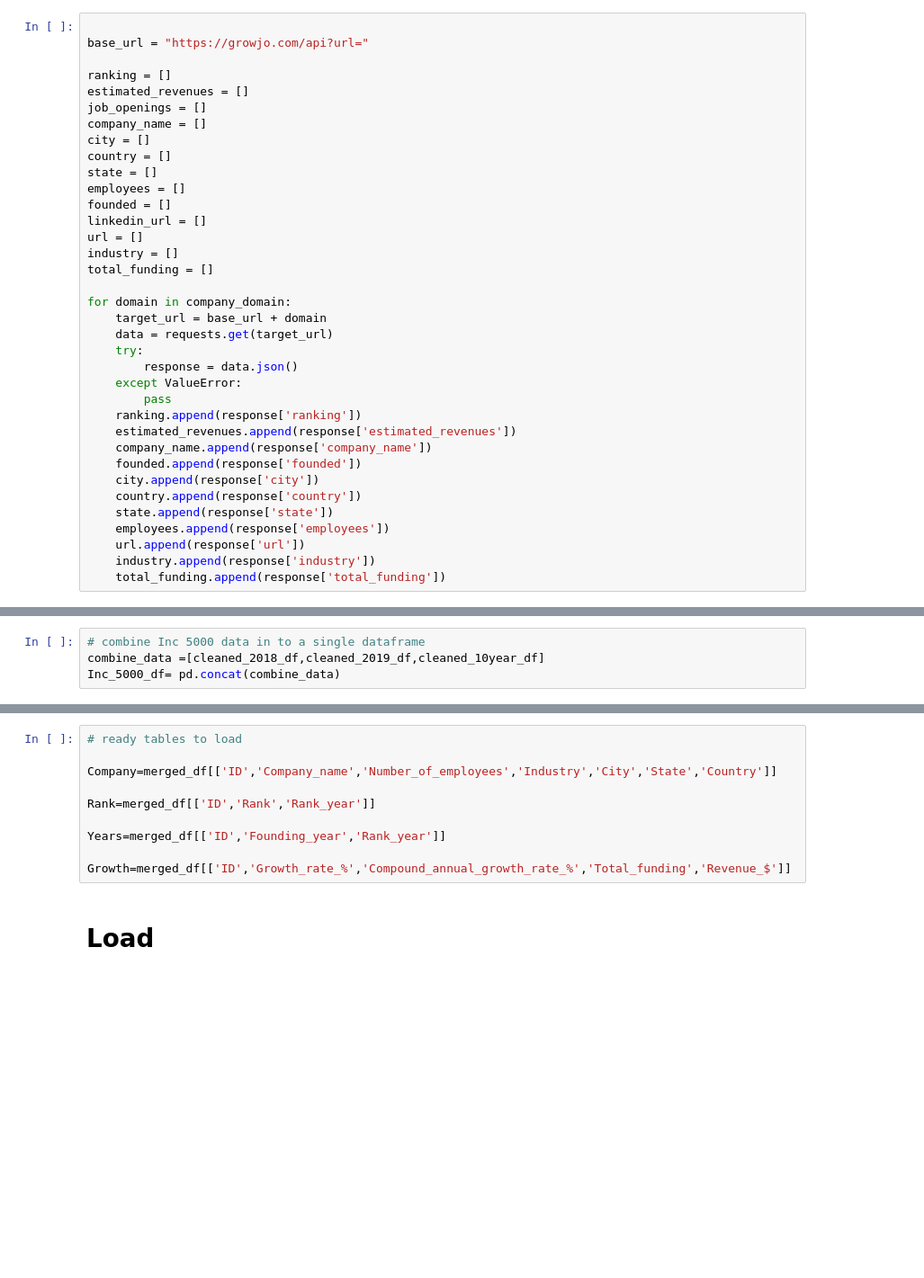
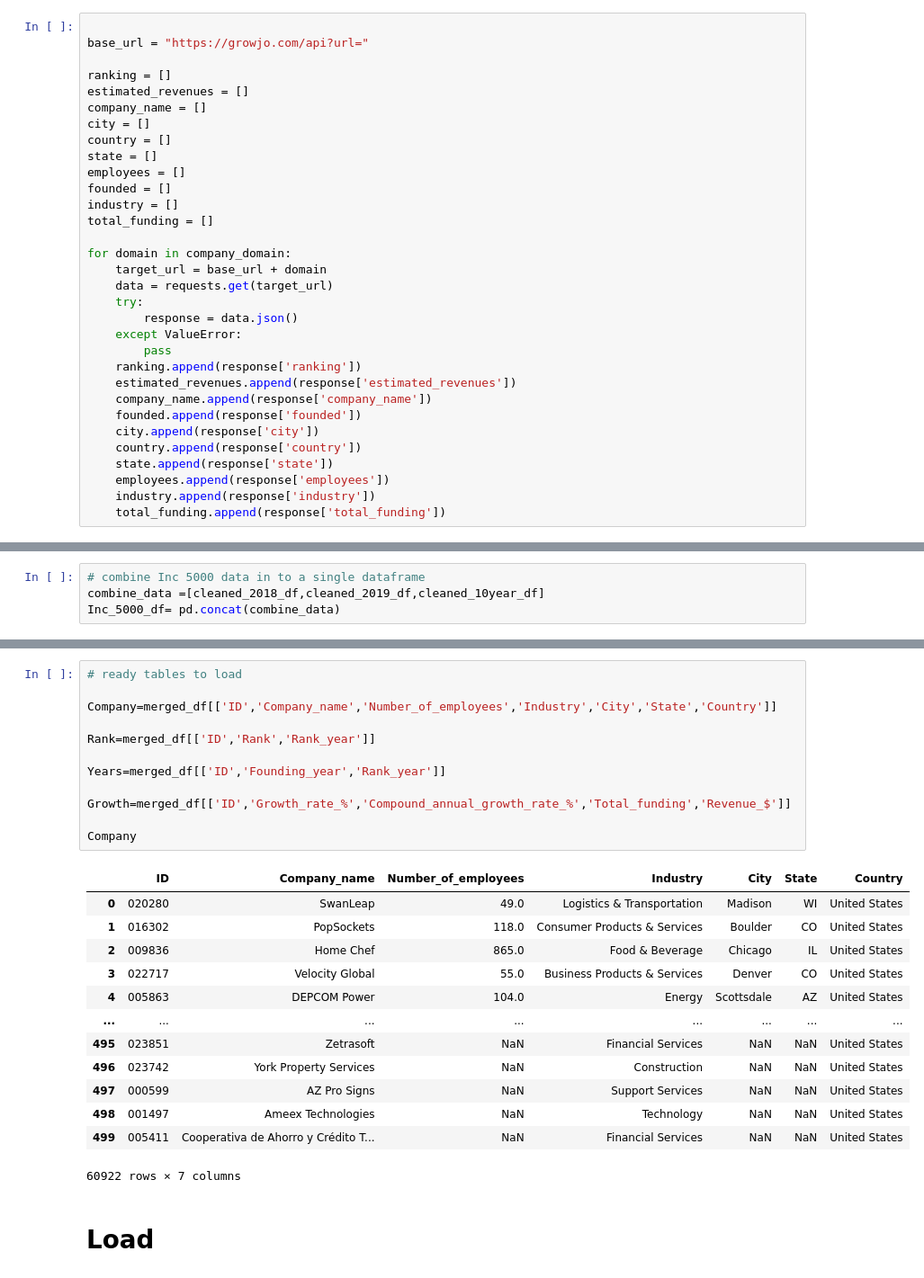
Before and after one commit to ermiasgelaye/ETL-Project, a Jupyter notebook: ETL_data_project.ipynb, the cells around one changed output, grey strips where cells are left out. Shown: that part at 90% size. Saved outputs shown, nothing was run; the diff lists cells and outputs as text; blank space fills up the shorter version.

```diff
--- a/ETL_data_project.ipynb
+++ b/ETL_data_project.ipynb
@@ -104,15 +103,12 @@ base_url = "https://growjo.com/api?url="
 
 ranking = []
 estimated_revenues = []
-job_openings = []
 company_name = []
 city = []
 country = []
 state = []
 employees = []
 founded = []
-linkedin_url = []
-url = []
 industry = []
 total_funding = []
 
@@ -131,7 +127,6 @@ for domain in company_domain:
     country.append(response['country'])
     state.append(response['state'])
     employees.append(response['employees'])
-    url.append(response['url'])
     industry.append(response['industry'])
     total_funding.append(response['total_funding'])
 # %%
@@ -272,13 +274,29 @@ merged_df.head()
 # %%
 # ready tables to load
 
 Company=merged_df[['ID','Company_name','Number_of_employees','Industry','City','State','Country']]
 
 Rank=merged_df[['ID','Rank','Rank_year']]
 
 Years=merged_df[['ID','Founding_year','Rank_year']]
 
 Growth=merged_df[['ID','Growth_rate_%','Compound_annual_growth_rate_%','Total_funding','Revenue_$']]
+
+Company
+# %% [output]
+|  | ID | Company_name | Number_of_employees | Industry | City | State | Country |
+| 0 | 020280 | SwanLeap | 49.0 | Logistics & Transportation | Madison | WI | United States |
+| 1 | 016302 | PopSockets | 118.0 | Consumer Products & Services | Boulder | CO | United States |
+| 2 | 009836 | Home Chef | 865.0 | Food & Beverage | Chicago | IL | United States |
+| 3 | 022717 | Velocity Global | 55.0 | Business Products & Services | Denver | CO | United States |
+| 4 | 005863 | DEPCOM Power | 104.0 | Energy | Scottsdale | AZ | United States |
+| ... | ... | ... | ... | ... | ... | ... | ... |
+| 495 | 023851 | Zetrasoft | NaN | Financial Services | NaN | NaN | United States |
+| 496 | 023742 | York Property Services | NaN | Construction | NaN | NaN | United States |
+| 497 | 000599 | AZ Pro Signs | NaN | Support Services | NaN | NaN | United States |
+| 498 | 001497 | Ameex Technologies | NaN | Technology | NaN | NaN | United States |
+| 499 | 005411 | Cooperativa de Ahorro y Crédito T... | NaN | Financial Services | NaN | NaN | United States |
+60922 rows × 7 columns
 # %% [markdown]
 # Load
 # %%
```
Also changed, not shown: parts of 10 cells of this notebook, 1 other file.
